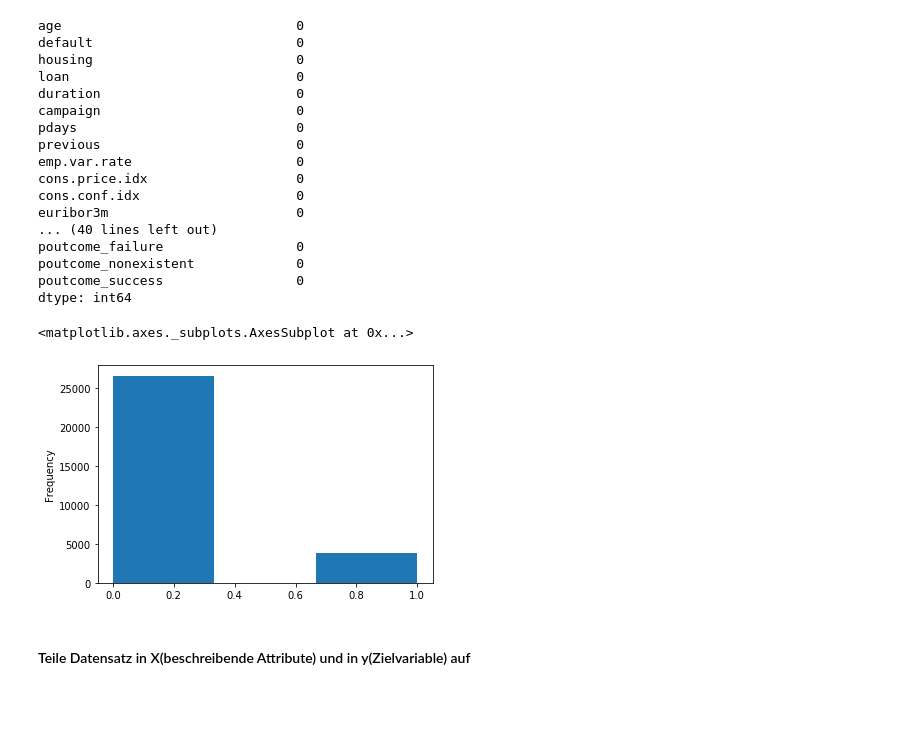
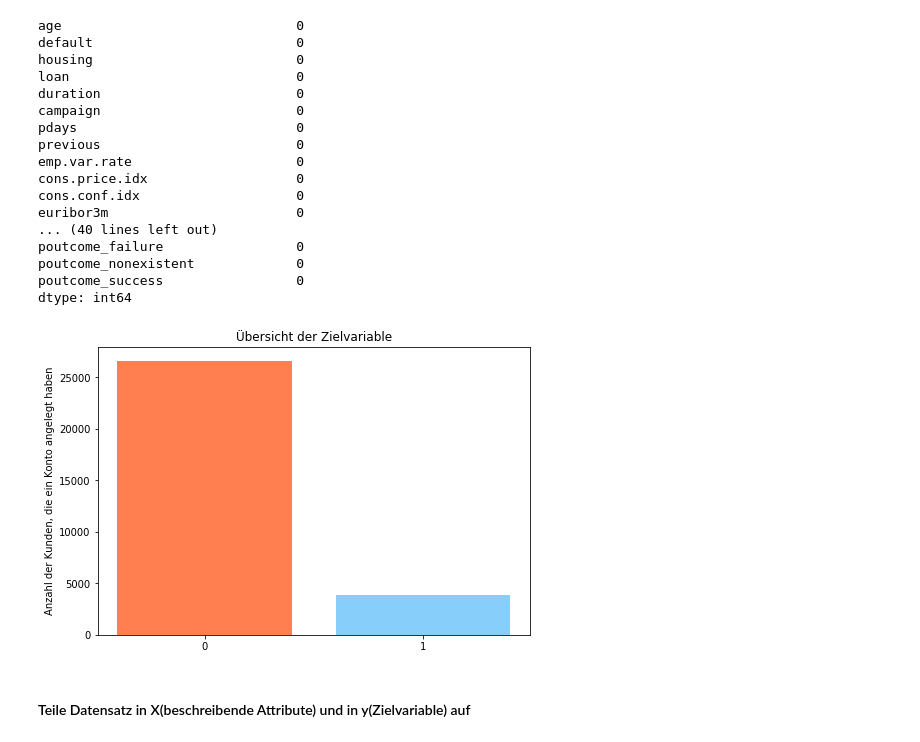
Before and after one commit to lookp20/IWS_L-sung, a Jupyter notebook: Teil2_Musterlösung.ipynb, the cells around one changed output. Saved outputs shown, nothing was run; the diff lists cells and outputs as text; code cells hidden in the pictures; blank space fills up the shorter version.

```diff
--- a/Teil2_Musterlösung.ipynb
+++ b/Teil2_Musterlösung.ipynb
@@ -142,11 +142,21 @@ poutcome_failure                 0
 poutcome_nonexistent             0
 poutcome_success                 0
 dtype: int64
-# %%
-df['y'].plot.hist(bins=3)
-# %% [output]
-<matplotlib.axes._subplots.AxesSubplot at 0x...>
-[figure, removed]
+# %%
+subcribed = df.y.sum()
+unsubcribed = len(df.y) - subcribed
+# %%
+import matplotlib.pyplot as plt
+fig = plt.figure()
+ax = fig.add_axes([0,0,1,1])
+langs = ['0', '1']
+y_new = [unsubcribed, subcribed]
+ax.bar(langs,y_new, color=['coral', 'lightskyblue'])
+plt.title('Übersicht der Zielvariable')
+plt.ylabel('Anzahl der Kunden, die ein Konto angelegt haben')
+plt.show()
+# %% [output]
+[figure, added]
 # %%
 # df.to_csv("Prepared_DataSet2.csv")
 # %% [markdown]
```
Also changed, not shown: parts of 4 cells of this notebook, 1 other file.
